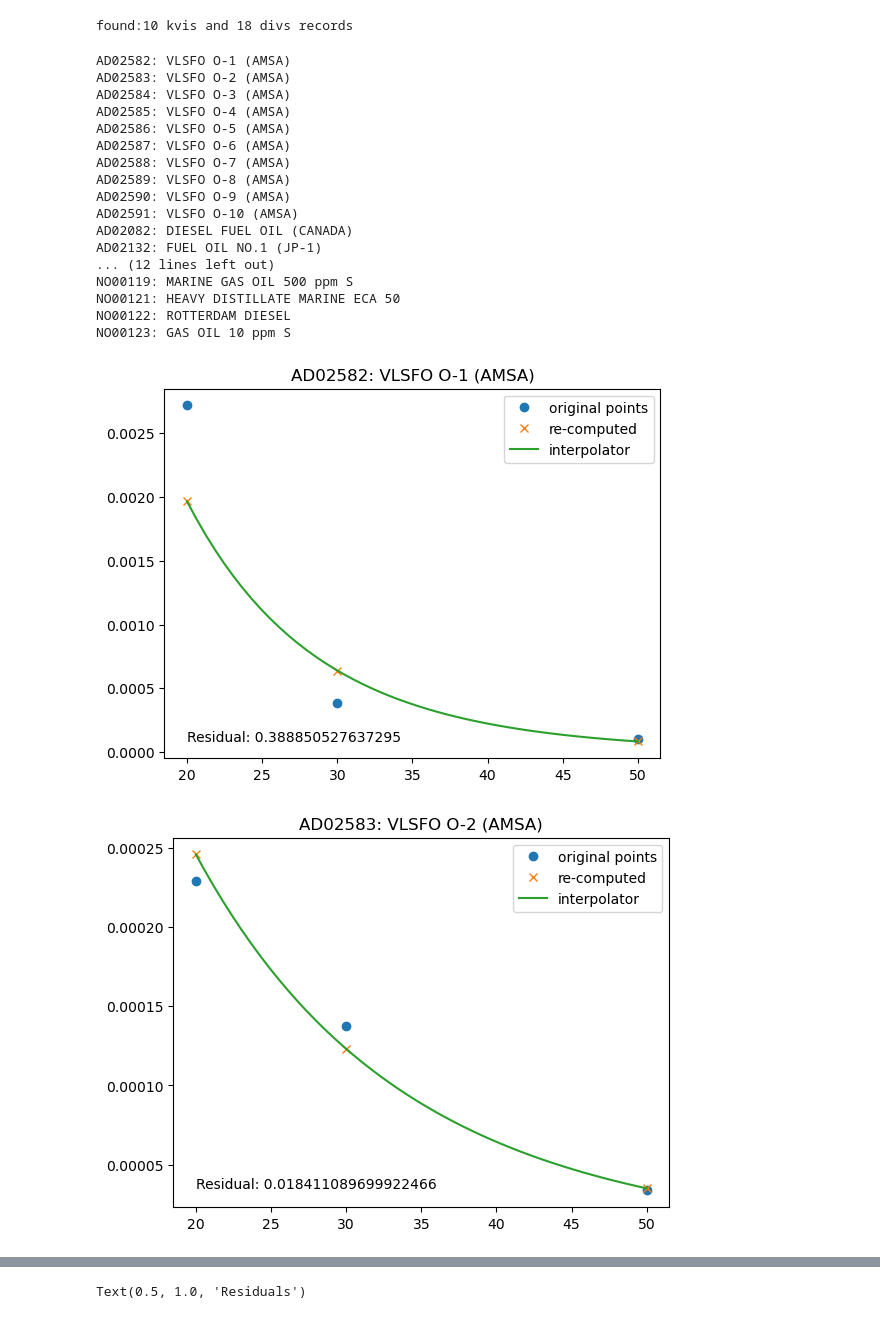
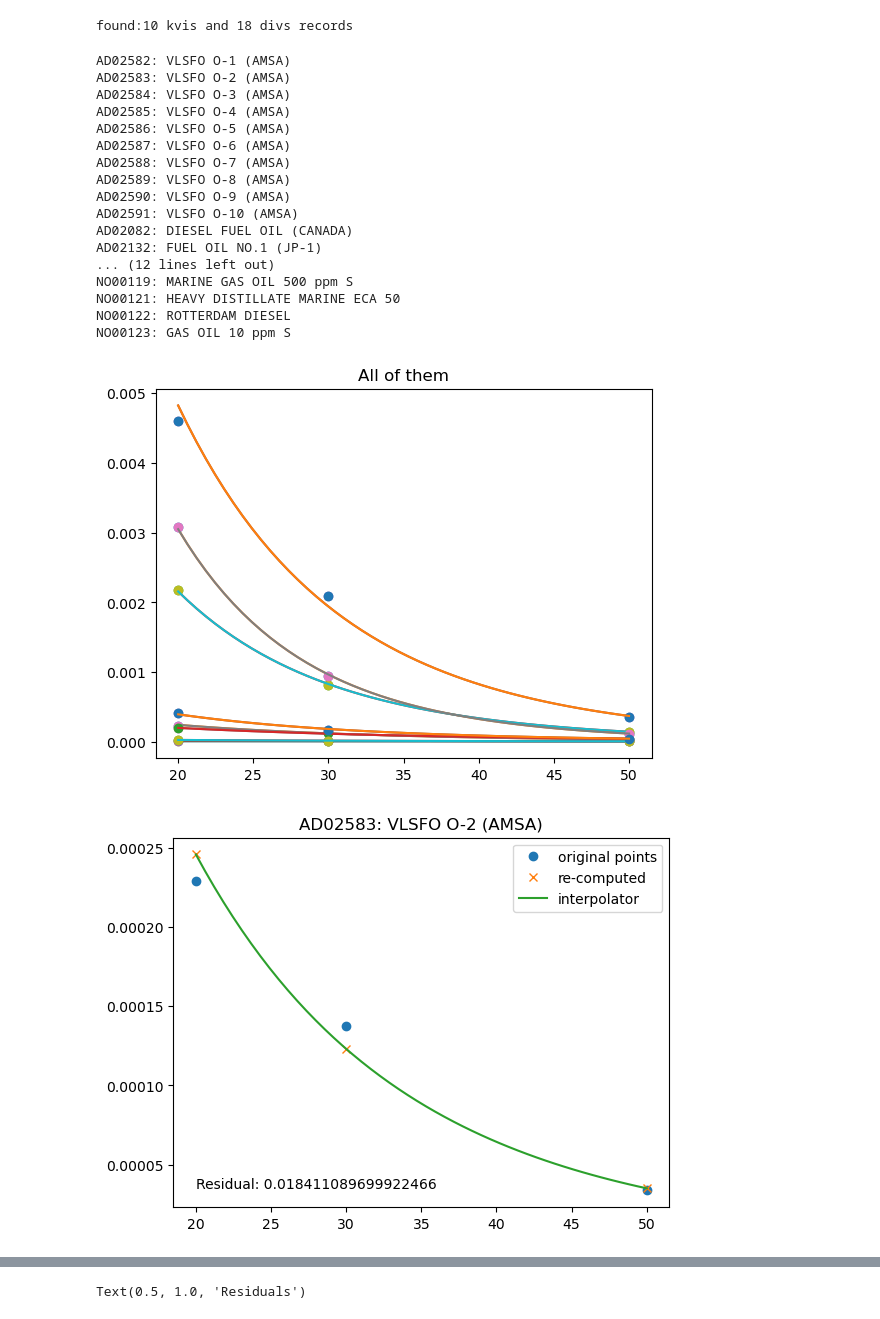
Before and after one commit to NOAA-ORR-ERD/adios_oil_database, a Jupyter notebook: adios_db/experiments/viscosity/DieselViscosity.ipynb, the cells around one changed output, grey strips where cells are left out. Saved outputs shown, nothing was run; the diff lists cells and outputs as text; code cells hidden in the pictures.

```diff
--- a/adios_db/experiments/viscosity/DieselViscosity.ipynb
+++ b/adios_db/experiments/viscosity/DieselViscosity.ipynb
@@ -70,17 +70,27 @@ K_v2 = []
 Visc_A = []
 Residuals = []
 oils_used = []
+KVs = []
+
+# set up the plot for the full set:
+fig, total_ax = plt.subplots()
+total_ax.set_title("All of them")
+
 for oil in kvis_recs + dvis_recs:
     oil_name = oil.metadata.name
     oil_name = f"{oil.oil_id}: {oil_name}"
     print(oil_name)
     KV = pp.KinematicViscosity(oil)
     # remove obvious bad ones -- e.g. slope in the wrong direction
-    if KV._k_v2 > 0 and KV.residuals[0] < r_cutoff:
+    if len(KV.residuals) == 1 and KV._k_v2 > 0 and KV.residuals[0] < r_cutoff:
+        good = True
         oils_used.append(oil)
         K_v2.append(KV._k_v2)
         Visc_A.append(KV._visc_A)
         Residuals.append(KV.residuals[0])
+    else:
+        good = False
+        continue
 
 
     visc = KV.kviscs
@@ -95,34 +105,43 @@ for oil in kvis_recs + dvis_recs:
     fig, ax = plt.subplots()
     ax.set_title(oil_name)
     ax.plot(tempsC, visc, 'o')
     ax.plot(tempsC, visc2, 'x')
     ax.plot(temps3C, visc3)
     ax.legend(["original points", "re-computed", "interpolator"])
     ax.text(min(temps3C), min(visc3) , f"Residual: {KV.residuals[0]}")
+    #KV_fit = pp.KinematicViscosity(visc[0])
+    #fit_line = KV_fit.at_temp(temps3)
+    #ax.plot(temps3C, fit_line)
 
+#    break
+
+
+    if good:
+        total_ax.plot(tempsC, visc, 'o')
+        total_ax.plot(temps3C, visc3)
 
 K_v2 = np.array(K_v2)
 Visc_A = np.array(Visc_A)
 Residuals = np.array(Residuals)
 # %% [output]
 AD02582: VLSFO O-1 (AMSA)
 AD02583: VLSFO O-2 (AMSA)
 AD02584: VLSFO O-3 (AMSA)
 AD02585: VLSFO O-4 (AMSA)
 AD02586: VLSFO O-5 (AMSA)
 AD02587: VLSFO O-6 (AMSA)
 AD02588: VLSFO O-7 (AMSA)
 AD02589: VLSFO O-8 (AMSA)
 AD02590: VLSFO O-9 (AMSA)
 AD02591: VLSFO O-10 (AMSA)
 AD02082: DIESEL FUEL OIL (CANADA)
 AD02132: FUEL OIL NO.1 (JP-1)
 ... (12 lines left out)
 NO00119: MARINE GAS OIL 500 ppm S
 NO00121: HEAVY DISTILLATE MARINE ECA 50
 NO00122: ROTTERDAM DIESEL
 NO00123: GAS OIL 10 ppm S
-[figure, old version]
+[figure, new version]
 [figure]
 [figure]
 [figure]
```
Also changed, not shown: parts of 5 cells of this notebook, 2 other files.
